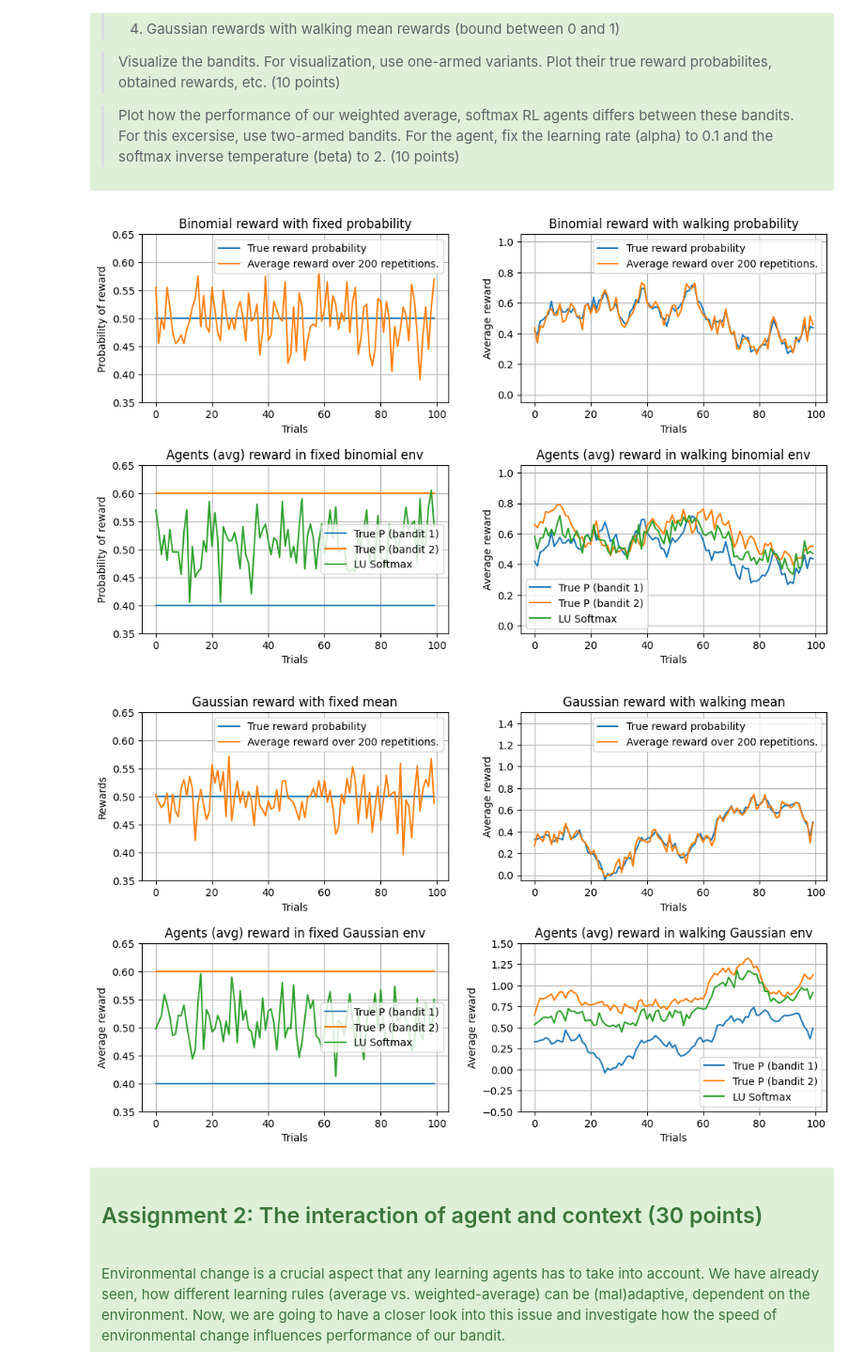
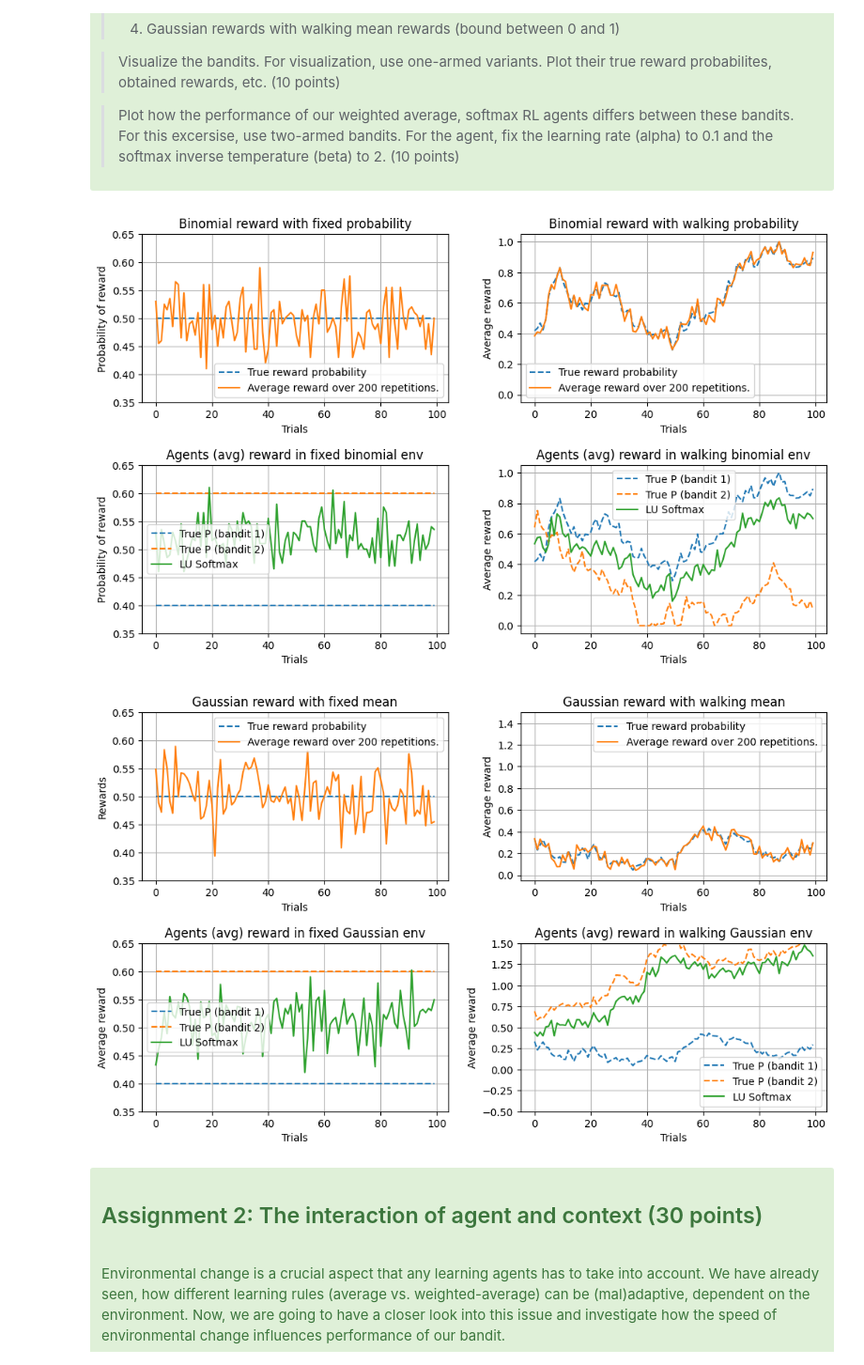
Before and after one commit to LuisKleinwort/CognitiveModellingAssignment2, a Jupyter notebook: CogMod24_bandit_solution.ipynb, the cells around one changed output. Shown at 94% size. Saved outputs shown, nothing was run; the diff lists cells and outputs as text; code cells hidden in the pictures.

Commit message:
work on plots

```diff
--- a/CogMod24_bandit_solution.ipynb
+++ b/CogMod24_bandit_solution.ipynb
@@ -585,11 +585,9 @@ For truely walking rewards distributions, noise is added to the defining paramet
 
 </div>
 # %%
-class Softmax:
-    def __init__(self):
+class SoftmaxAgent:
+    def __init__(self, learning_rate = 0.1, base = np.exp(2)):
         n_actions = 2
-        learning_rate = 0.1
-        base = np.exp(2)
 
         self.learning_rate = learning_rate
         self.V = [0.5 for _ in range(n_actions)]
@@ -604,7 +602,13 @@ class Softmax:
         self.V[action] += self.learning_rate * (reward - self.V[action])
 
 # I will use this function to get the agents average performance.
-def agents_full_routine(n_repetitions, n_trials, means_or_probabilities: np.array, deviation = None):
+def agents_full_routine(
+        n_repetitions,
+        means_or_probabilities: np.array,
+        deviation = None,
+        agents_gen=lambda: [SoftmaxAgent()]
+):
+    n_trials = means_or_probabilities.shape[1]
 
     env_func = lambda mean: np.random.normal(mean, deviation)
     if deviation is None:
@@ -612,13 +616,13 @@ def agents_full_routine(n_repetitions, n_trials, means_or_probabilities: np.arra
 
     n_actions = len(means_or_probabilities)
 
-    agent_rewards = np.zeros((n_repetitions, 1, n_trials))
+    n_agents = len(agents_gen())
+
+    agent_rewards = np.zeros((n_repetitions, n_agents, n_trials))
+    agent_q_values = np.zeros((n_repetitions, n_agents, n_trials, n_actions))
 
     for rep in range(n_repetitions):
-        # Agent constructions
-        learning_softmax = Softmax()
-
-        agents = [learning_softmax]
+        agents = agents_gen()
 
         for trial in range(n_trials):
             env = [env_func(m_or_p) for m_or_p in means_or_probabilities[:, trial]]
@@ -627,21 +631,22 @@ def agents_full_routine(n_repetitions, n_trials, means_or_probabilities: np.arra
                 r = env[a]
                 agent.update(a, r)
                 agent_rewards[rep, i, trial] = r
+                agent_q_values[rep, i, trial] = agent.V
 
     average_rewards = np.mean(agent_rewards, axis=0)  # Average over repetitions
+    average_q_values = np.mean(agent_q_values, axis=0)  # Average over repetitions
     # Array of shape (n_agents, n_trials), corresponding to the agents.
 
-    return average_rewards
+    return average_rewards, average_q_values
 # %%
 # 'Global variables'
 n_trials = 100
 n_repetitions = 200
 noise = lambda: np.random.normal(0, 0.05)
-agent_names = ['LU Softmax'] # LU = Learning Update
 
 def plot_single_armed(ax, true, rewards, title, ylabel, ylim):
     ax.set_title(title)
-    ax.plot(true)
+    ax.plot(true, linestyle="--")
     ax.plot(np.mean(rewards, axis=0))
     ax.legend(['True reward probability', f'Average reward over {n_repetitions} repetitions.'])
     ax.set_xlabel('Trials')
@@ -649,9 +654,9 @@ def plot_single_armed(ax, true, rewards, title, ylabel, ylim):
     ax.set_ylim(ylim)
     ax.grid()
 
-def plot_two_armed(ax, p1, p2, averages, title, y_label, ylim):
-    ax.plot(p1)
-    ax.plot(p2)
+def plot_two_armed(ax, p1, p2, averages, title, y_label, ylim, agent_names=['LU Softmax']):
+    ax.plot(p1, linestyle="--")
+    ax.plot(p2, linestyle="--")
     for avg in averages:
         ax.plot(avg)
     ax.legend(['True P (bandit 1)', 'True P (bandit 2)'] + agent_names)
@@ -661,8 +666,6 @@ def plot_two_armed(ax, p1, p2, averages, title, y_label, ylim):
     ax.set_ylim(ylim)
     ax.grid()
 # %%
-
-
 # Binomial rewards with fixed reward probabilities:
 def binomial_fixed(ax, ax2):
     fixed_p = 0.5
@@ -675,7 +678,7 @@ def binomial_fixed(ax, ax2):
     # Two-armed
     p1 = 0.4 ; p2 = 0.6
     probabilities = np.array([[p1]*n_trials, [p2]*n_trials])
-    averages = agents_full_routine(n_repetitions, n_trials, probabilities)
+    averages, _ = agents_full_routine(n_repetitions, probabilities)
     plot_two_armed(ax2, [p1]*n_trials, [p2]*n_trials, averages,
                    'Agents (avg) reward in fixed binomial env',
                    'Probability of reward',
@@ -684,35 +687,36 @@ def binomial_fixed(ax, ax2):
 
 def binomial_walking(ax, ax2):
     starting_p = 0.4
     walking_p = [starting_p := np.clip(starting_p + noise(), 0, 1) for _ in range(n_trials)]
 
     # Binomial rewards with walking reward probabilities:
     rewards = np.array([[np.random.choice([1, 0], p = [p, 1 - p]) for p in walking_p] for _ in range(n_repetitions)])
     plot_single_armed(ax, walking_p, rewards,
                       'Binomial reward with walking probability',
                       'Average reward',
                       [-0.05, 1.05])
 
     # Two armed
     starting_p2 = 0.6
     walking_p2 = [starting_p2 := np.clip(starting_p2 + noise(), 0, 1) for _ in range(n_trials)]
-    averages = agents_full_routine(n_repetitions, n_trials, np.array([walking_p, walking_p2]))
+    averages, _ = agents_full_routine(n_repetitions, np.array([walking_p, walking_p2]))
     plot_two_armed(ax2, walking_p, walking_p2, averages,
                'Agents (avg) reward in walking binomial env',
                'Average reward',
                [-0.05, 1.05])
 
+np.random.seed(15)
 fig, axes = plt.subplots(2, 2, figsize=(10, 6))
 fig.tight_layout(h_pad=4, w_pad=4)
 
 binomial_fixed(axes[0, 0], axes[1, 0])
 binomial_walking(axes[0, 1], axes[1, 1])
 
 plt.savefig("binomial.png")
 
 plt.show()
 # %% [output]
-[figure, old version]
+[figure, new version]
 # %%
 def gaussian_fixed(ax, ax2):
     # Guassian rewards with fixed mean rewards:
@@ -726,7 +730,7 @@ def gaussian_fixed(ax, ax2):
     # Two-armed
     mean1 = 0.4 ; mean2 = 0.6 ; deviation = 0.5
     probabilities = np.array([[mean1]*n_trials, [mean2]*n_trials])
-    averages = agents_full_routine(n_repetitions, n_trials, probabilities, deviation)
+    averages, _ = agents_full_routine(n_repetitions, probabilities, deviation)
     plot_two_armed(ax2, [mean1]*n_trials, [mean2]*n_trials, averages,
                    'Agents (avg) reward in fixed Gaussian env',
                    'Average reward',
@@ -746,12 +750,13 @@ def gaussian_walking(ax, ax2):
     # Two armed
     starting_mean2 = 0.65
     walking_mean2 = [starting_mean2 := np.clip(starting_mean2 + noise(), -3, 3) for _ in range(n_trials)]
-    averages = agents_full_routine(n_repetitions, n_trials, np.array([walking_mean, walking_mean2]), fixed_deviation)
+    averages, _ = agents_full_routine(n_repetitions, np.array([walking_mean, walking_mean2]), fixed_deviation)
     plot_two_armed(ax2, walking_mean, walking_mean2, averages,
                    'Agents (avg) reward in walking Gaussian env',
                    'Average reward',
                    [-0.5, 1.5])
 
+np.random.seed(14)
 fig, axes = plt.subplots(2, 2, figsize=(10, 6))
 fig.tight_layout(h_pad=4, w_pad=4)
 
@@ -762,7 +767,7 @@ plt.savefig("gaussian.png")
 
 plt.show()
 # %% [output]
-[figure, old version]
+[figure, new version]
 # %% [markdown]
 <div class="alert alert-success" role="alert">
 <h2> Assignment 2: The interaction of agent and context (30 points) </h2><br>
```
Also changed, not shown: parts of 10 cells of this notebook.
